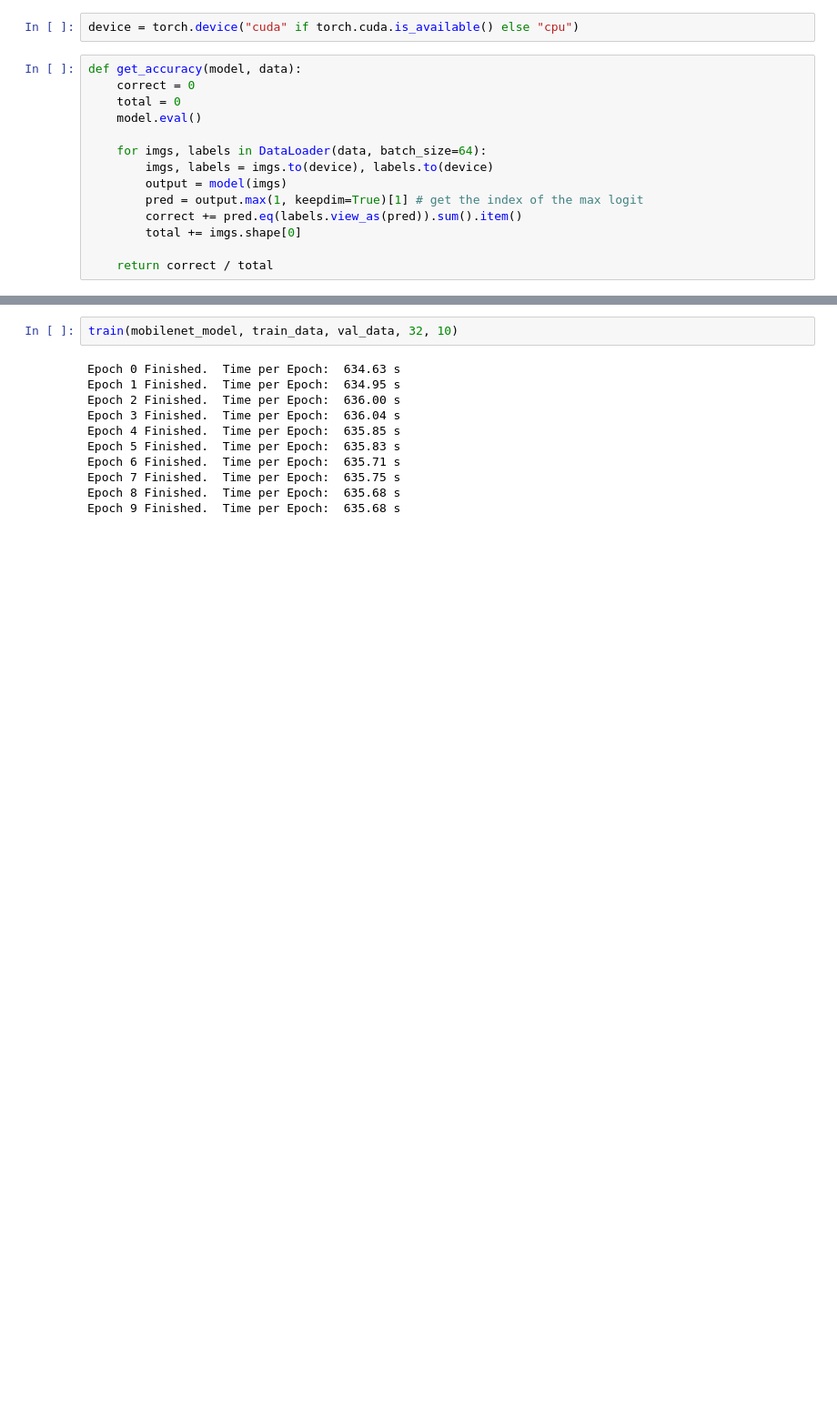
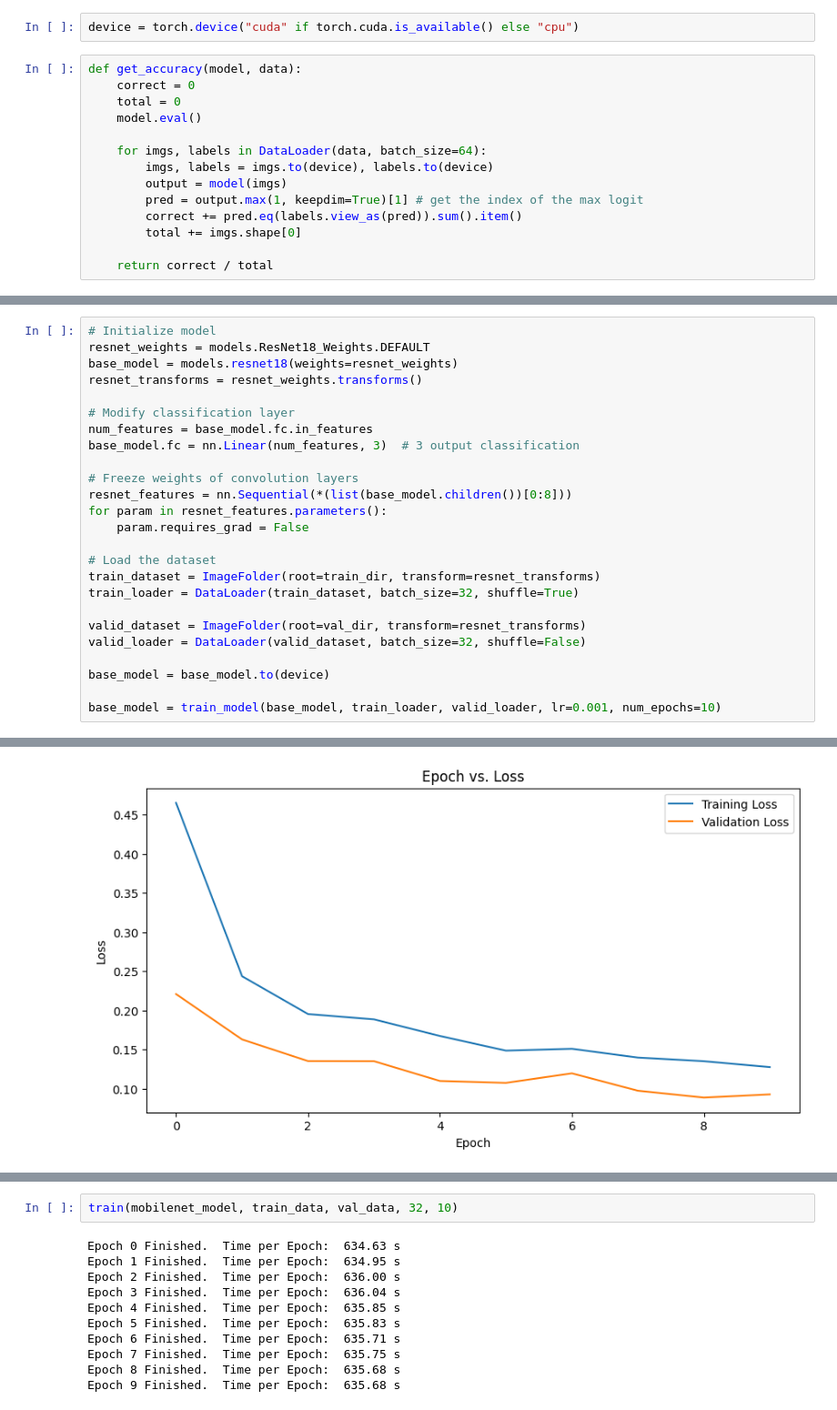
Before and after one commit to zhiyangg/aps360, a Jupyter notebook: APS360.ipynb, the cells around one changed output, grey strips where cells are left out. Shown: that part at 91% size. Cells and saved outputs as stored; diff of their text form; blank space fills up the shorter version.

Commit message:
trained both models

```diff
--- a/APS360.ipynb
+++ b/APS360.ipynb
@@ -282,0 +218,26 @@ Total time:   6018.89 s  Time per Epoch:  601.89 s
+# %%
+# Initialize model
+resnet_weights = models.ResNet18_Weights.DEFAULT
+base_model = models.resnet18(weights=resnet_weights)
+resnet_transforms = resnet_weights.transforms()
+
+# Modify classification layer
+num_features = base_model.fc.in_features
+base_model.fc = nn.Linear(num_features, 3)  # 3 output classification
+
+# Freeze weights of convolution layers
+resnet_features = nn.Sequential(*(list(base_model.children())[0:8]))
+for param in resnet_features.parameters():
+    param.requires_grad = False
+
+# Load the dataset
+train_dataset = ImageFolder(root=train_dir, transform=resnet_transforms)
+train_loader = DataLoader(train_dataset, batch_size=32, shuffle=True)
+
+valid_dataset = ImageFolder(root=val_dir, transform=resnet_transforms)
+valid_loader = DataLoader(valid_dataset, batch_size=32, shuffle=False)
+
+base_model = base_model.to(device)
+
+base_model = train_model(base_model, train_loader, valid_loader, lr=0.001, num_epochs=10)
+# %% [output]
@@ -283,3 +254,4 @@ Total time:   6018.89 s  Time per Epoch:  601.89 s
+[figure, added]
 # %%
 import torch
 import torch.nn as nn
```
Also changed, not shown: parts of 8 cells of this notebook.
